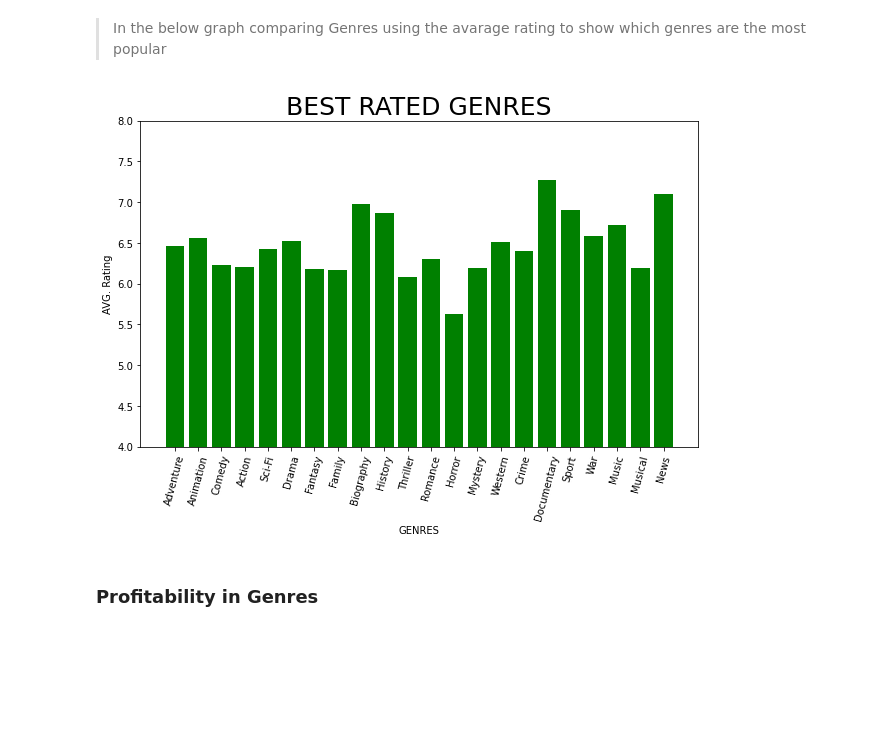
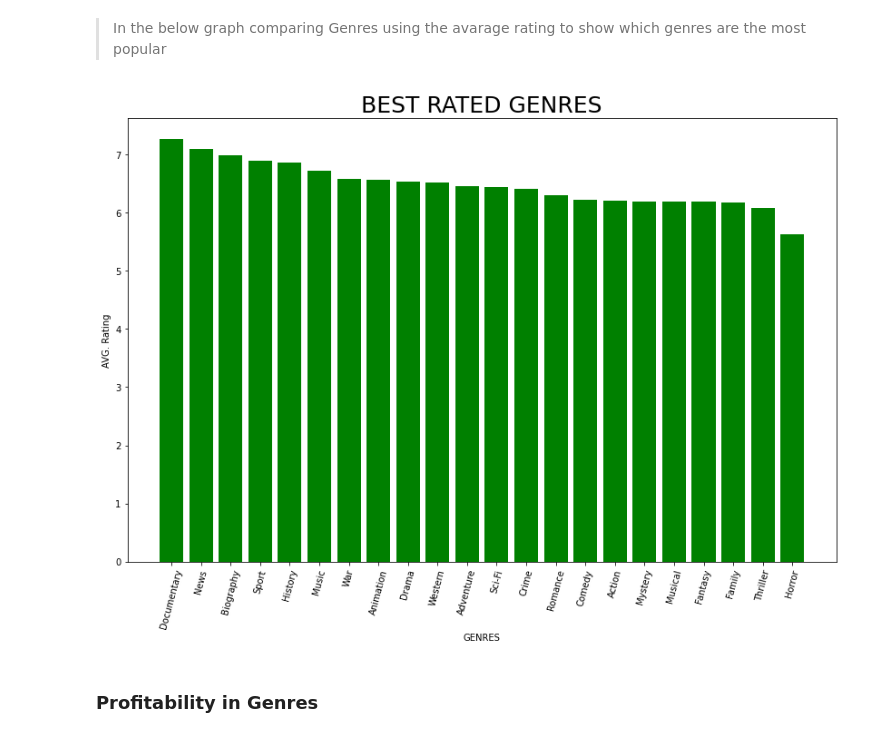
Before and after one commit to gt1719/Movie-Data-Analysis, a Jupyter notebook: movie_data_analysis.ipynb, the cells around one changed output. Drawn from its saved outputs; the diff is of its cells as text; code cells hidden in the pictures; blank space fills up the shorter version.

```diff
--- a/movie_data_analysis.ipynb
+++ b/movie_data_analysis.ipynb
@@ -446,0 +387,7 @@ sorted_genre
+# %%
+genres_rating = []
+for genre in df_genres.columns:
+    genres_rating.append((genre, df_genres[df_genres[genre]==1]['averagerating'].mean()))
+# %%
+genres_rating = pd.DataFrame(genres_rating, columns=['genres', 'averagerating'])
+genres_rating
@@ -446,0 +433,5 @@ sorted_genre
+# %%
+genres_rating.dropna(axis=0, inplace=True)
+# %%
+genres_rating = genres_rating.sort_values(by='averagerating', ascending=False)
+genres_rating
@@ -456,23 +507,23 @@ import matplotlib.pyplot as plt
 # %% [markdown]
 > In the below graph comparing Genres using the avarage rating to show which genres are the most popular
 # %%
-fig, ax = plt.subplots(figsize=(10, 6))
+fig, ax = plt.subplots(figsize=(14, 9))
 
 # Use plot() function to create a plot using above values
-ax.bar(range(len(genre_pop)), genre_pop.values(), color="green")
-ax.set_xticklabels(genre_pop, rotation=75)
-ax.set_xticks(range(len(genre_pop)))
+ax.bar(range(len(genres_rating)), genres_rating['averagerating'], color="green")
+ax.set_xticklabels(genres_rating['genres'], rotation=75)
+ax.set_xticks(range(len(genres_rating)))
 # Add labels for x and y axes
 ax.set_xlabel('GENRES')
 ax.set_ylabel('AVG. Rating')
 
 # Add a title for the plot
 ax.set_title('BEST RATED GENRES', fontdict={"fontsize":25})
 # setting scale of the y axis
-ax.set_ylim((4,8))
+
 fig.savefig("brt.png")
 # %% [output]
-[figure, old version]
+[figure, new version]
 # %% [markdown]
 ### Profitability in Genres
 # %% [markdown]
```
Also changed, not shown: parts of 29 cells of this notebook, 3 other files.
